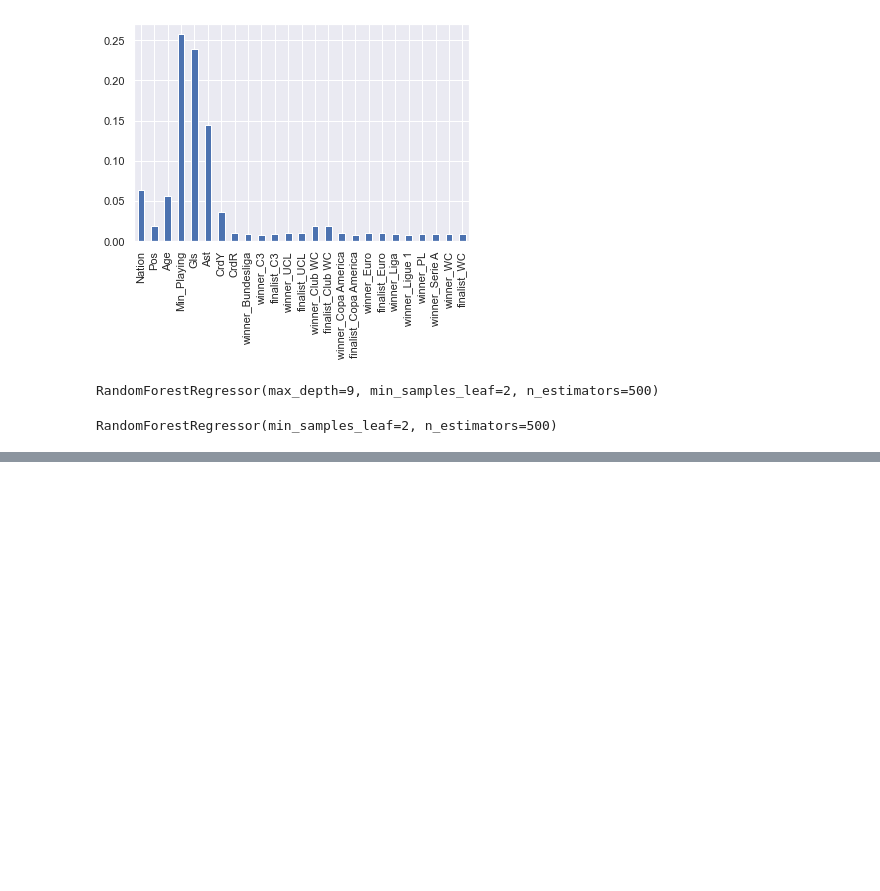
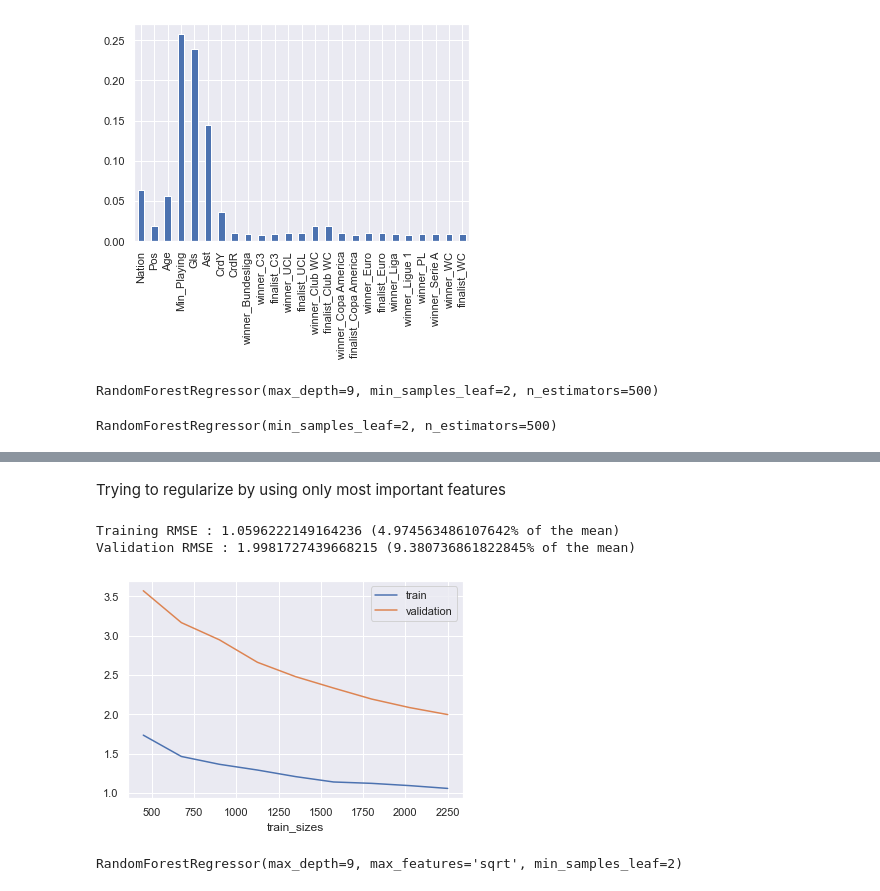
Before and after one commit to cmmm976/Ballond-OrPrediction, a Jupyter notebook: src/predict_top_3_scores.ipynb, the cells around one changed output, grey strips where cells are left out. Saved outputs shown, nothing was run; the diff lists cells and outputs as text; code cells hidden in the pictures; blank space fills up the shorter version.

```diff
--- a/src/predict_top_3_scores.ipynb
+++ b/src/predict_top_3_scores.ipynb
@@ -263,0 +266,10 @@ Validation RMSE : 3.638310531266788 (17.08062219268232% of the mean)
+# %% [markdown]
+Trying to regularize by using only most important features
+# %%
+print_learning_curve(RandomForestRegressor(max_features='sqrt', min_samples_leaf=2, max_depth=None,
+                      n_estimators=500,random_state=0),X=X_train_augmented[['Nation', 'Age', 'Min_Playing', 'Gls', 'Ast',
+       'CrdY']])
+# %% [output]
+Training RMSE : 1.0596222149164236 (4.974563486107642% of the mean)
+Validation RMSE : 1.9981727439668215 (9.380736861822845% of the mean)
+[figure, added]
@@ -263,0 +283,4 @@ Validation RMSE : 3.638310531266788 (17.08062219268232% of the mean)
+# %%
+grid.best_estimator_
+# %% [output]
+RandomForestRegressor(max_depth=9, max_features='sqrt', min_samples_leaf=2)
```
Also changed, not shown: parts of 16 cells of this notebook.
